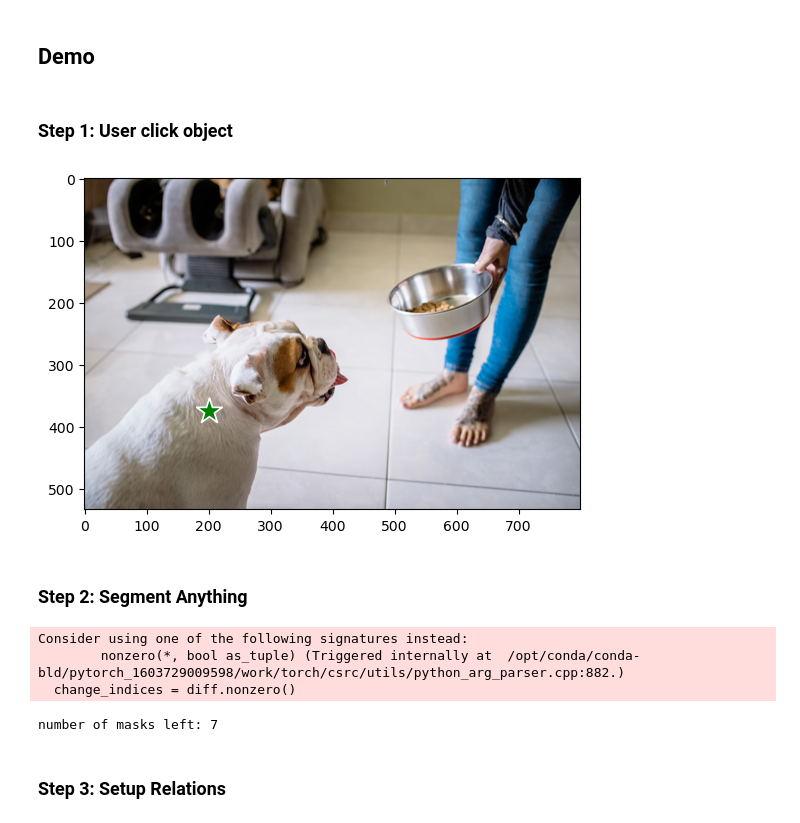
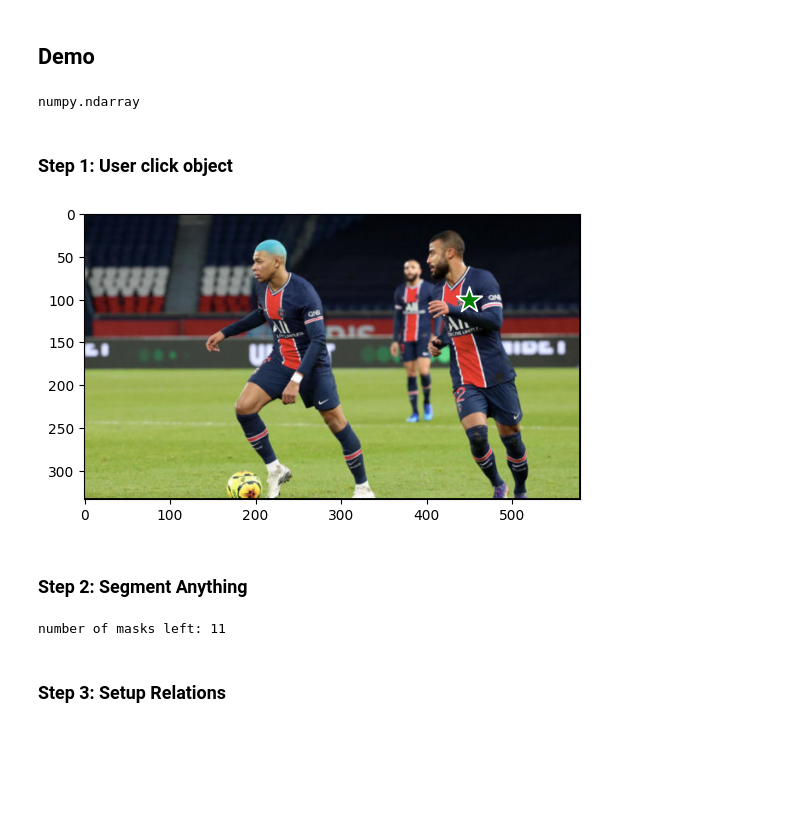
Before and after one commit to Luodian/RelateAnything, a Jupyter notebook: RelateAnythingInference.ipynb, the cells around one changed output. Drawn from its saved outputs; the diff is of its cells as text; code cells hidden in the pictures; blank space fills up the shorter version.

```diff
--- a/RelateAnythingInference.ipynb
+++ b/RelateAnythingInference.ipynb
@@ -8,8 +12,8 @@ from segment_anything import build_sam, SamPredictor, SamAutomaticMaskGenerator
 # %%
 predictor = SamPredictor(build_sam(
-    checkpoint="./segment_anything/checkpoints/sam_vit_h_4b8939.pth"))
+    checkpoint="segment_anything/sam_vit_h_4b8939.pth"))
 mask_generator = SamAutomaticMaskGenerator(build_sam(
-    checkpoint="./segment_anything/checkpoints/sam_vit_h_4b8939.pth"))
+    checkpoint="segment_anything/sam_vit_h_4b8939.pth"))
 # %% [markdown]
 ### Some Useful Functions
 # %%
@@ -122,7 +127,7 @@ import numpy as np
 from PIL import Image
 import matplotlib.pyplot as plt
 
-image_name = './images/dog.jpg'
+image_name = './images/psg_demo.png'
 
 image = cv2.imread(image_name)
 image = cv2.cvtColor(image, cv2.COLOR_BGR2RGB)
@@ -130,44 +135,44 @@ image = cv2.cvtColor(image, cv2.COLOR_BGR2RGB)
 pilimage = Image.open(image_name)
 width, height = pilimage.size
 full_area = width * height
+# %%
+type(image)
+# %% [output]
+numpy.ndarray
 # %% [markdown]
 ### Step 1: User click object
 # %%
 predictor.set_image(image)
 # %%
 # dog
-input_point = np.array([[200, 375]])
-input_label = np.array([1])
+# input_point = np.array([[200, 375]])
+# input_label = np.array([1])
 
 # bowl
 # input_point = np.array([[600, 200]])
 # input_label = np.array([1])
 
 # human
-# input_point = np.array([[700, 50]])
-# input_label = np.array([1])
+input_point = np.array([[450, 100]])
+input_label = np.array([1])
 
 # ground
 # input_point = np.array([[500, 400]])
 # input_label = np.array([1])
 
 plt.imshow(image)
 show_points(input_point, input_label, plt.gca())
 plt.show()
 
 mask1, score1, logit1, feat1 = predictor.predict(point_coords=input_point,
                                                  point_labels=input_label,
                                                  multimask_output=False,)
 # %% [output]
-[figure, old version]
+[figure, new version]
 # %% [markdown]
 ### Step 2: Segment Anything
 # %%
 sam_masks = mask_generator.generate(image)
-# %% [output]
-Consider using one of the following signatures instead:
-        nonzero(*, bool as_tuple) (Triggered internally at  /opt/conda/conda-bld/pytorch_1603729009598/work/torch/csrc/utils/python_arg_parser.cpp:882.)
-  change_indices = diff.nonzero()
 # %%
 # remove very small items, duplicate items, and itself
 filtered_masks = [d for d in sam_masks if iou(d['segmentation'], mask1[0]) < 0.95]
@@ -175,7 +180,7 @@ filtered_masks = [d for d in filtered_masks if d['area'] > 0.03 * full_area]
 filtered_masks = sort_and_deduplicate(filtered_masks)
 print('number of masks left:', len(filtered_masks))
 # %% [output]
-number of masks left: 7
+number of masks left: 11
 # %% [markdown]
 ### Step 3: Setup Relations
 # %%
```
Also changed, not shown: parts of 5 cells of this notebook, 8 other files.
